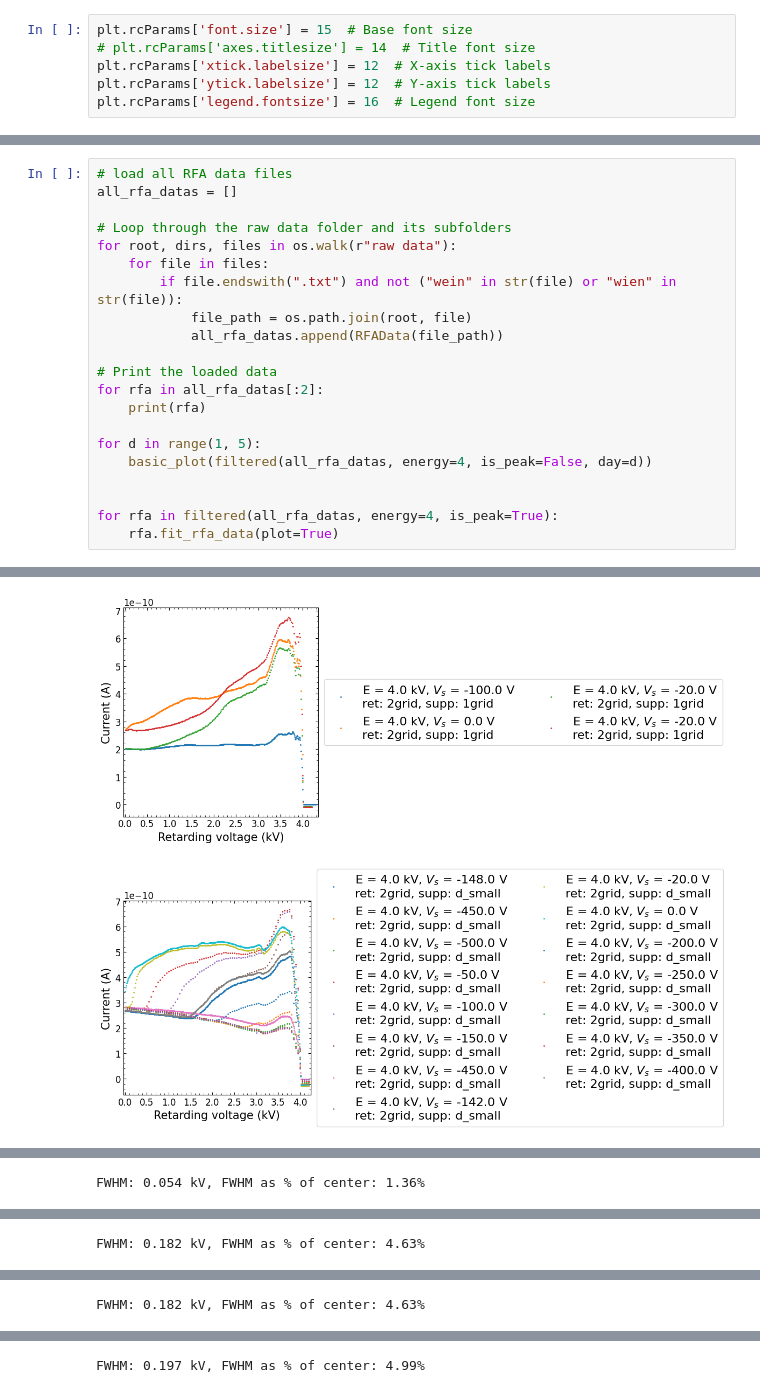
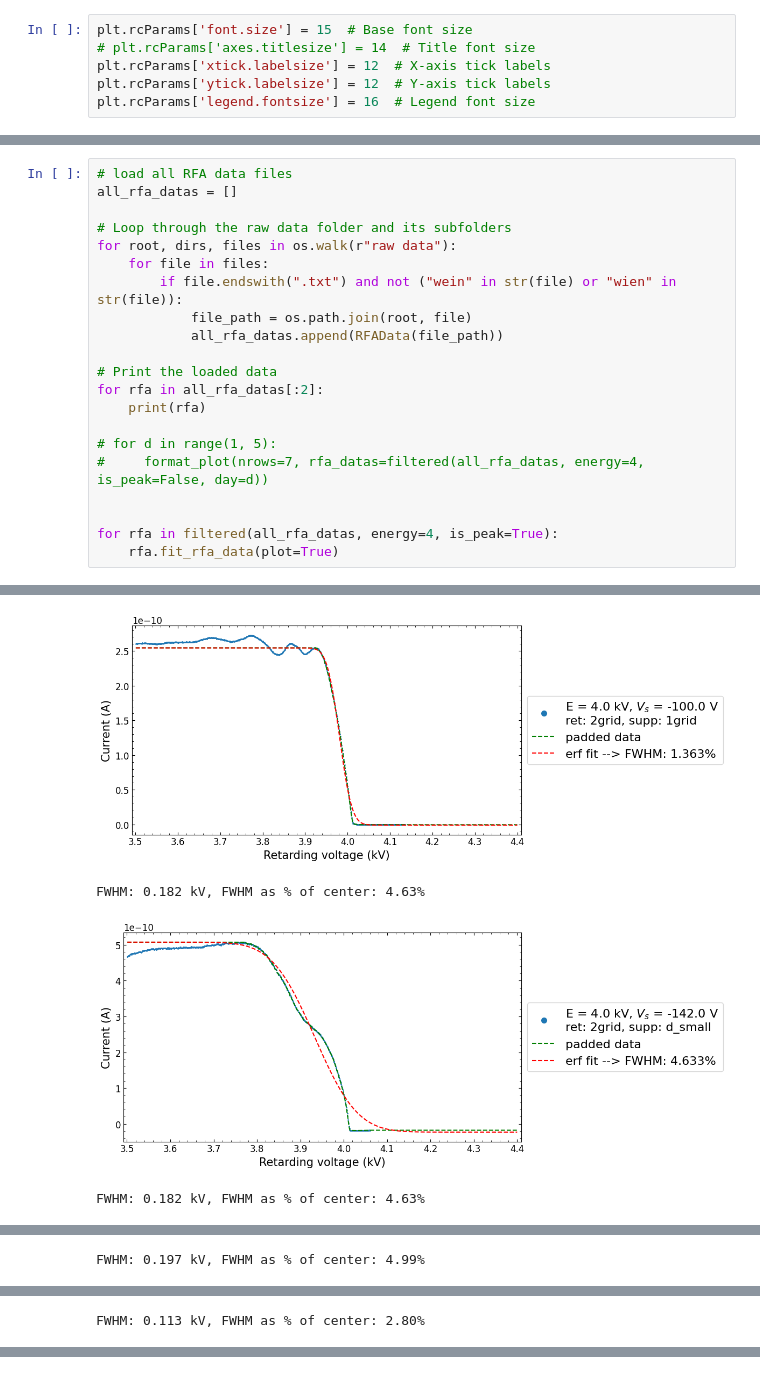
Before and after one commit to naki23/PL4-RFA, a Jupyter notebook: RFA_main2.ipynb, the cells around one changed output, grey strips where cells are left out. Saved outputs shown, nothing was run; the diff lists cells and outputs as text.

```diff
--- a/RFA_main2.ipynb
+++ b/RFA_main2.ipynb
@@ -335,8 +357,8 @@ for root, dirs, files in os.walk(r"raw data"):
 for rfa in all_rfa_datas[:2]:
     print(rfa)
 
-for d in range(1, 5):
-    basic_plot(filtered(all_rfa_datas, energy=4, is_peak=False, day=d))
+# for d in range(1, 5):
+#     format_plot(nrows=7, rfa_datas=filtered(all_rfa_datas, energy=4, is_peak=False, day=d))
 
 
 for rfa in filtered(all_rfa_datas, energy=4, is_peak=True):
@@ -357,2 +380,4 @@ RFAData:
-[figure, old version]
+[figure, new version]
+FWHM: 0.182 kV, FWHM as % of center: 4.63%
-[figure, old version]
+[figure, new version]
+FWHM: 0.182 kV, FWHM as % of center: 4.63%
@@ -359,0 +385 @@ RFAData:
+FWHM: 0.197 kV, FWHM as % of center: 4.99%
@@ -361 +387 @@ RFAData:
-FWHM: 0.054 kV, FWHM as % of center: 1.36%
+FWHM: 0.113 kV, FWHM as % of center: 2.80%
@@ -363 +388,0 @@ FWHM: 0.054 kV, FWHM as % of center: 1.36%
-FWHM: 0.182 kV, FWHM as % of center: 4.63%
@@ -365 +390,0 @@ FWHM: 0.182 kV, FWHM as % of center: 4.63%
-FWHM: 0.182 kV, FWHM as % of center: 4.63%
@@ -367 +392,0 @@ FWHM: 0.182 kV, FWHM as % of center: 4.63%
-FWHM: 0.197 kV, FWHM as % of center: 4.99%
```
Also changed, not shown: parts of 2 cells of this notebook, 1 other file.
